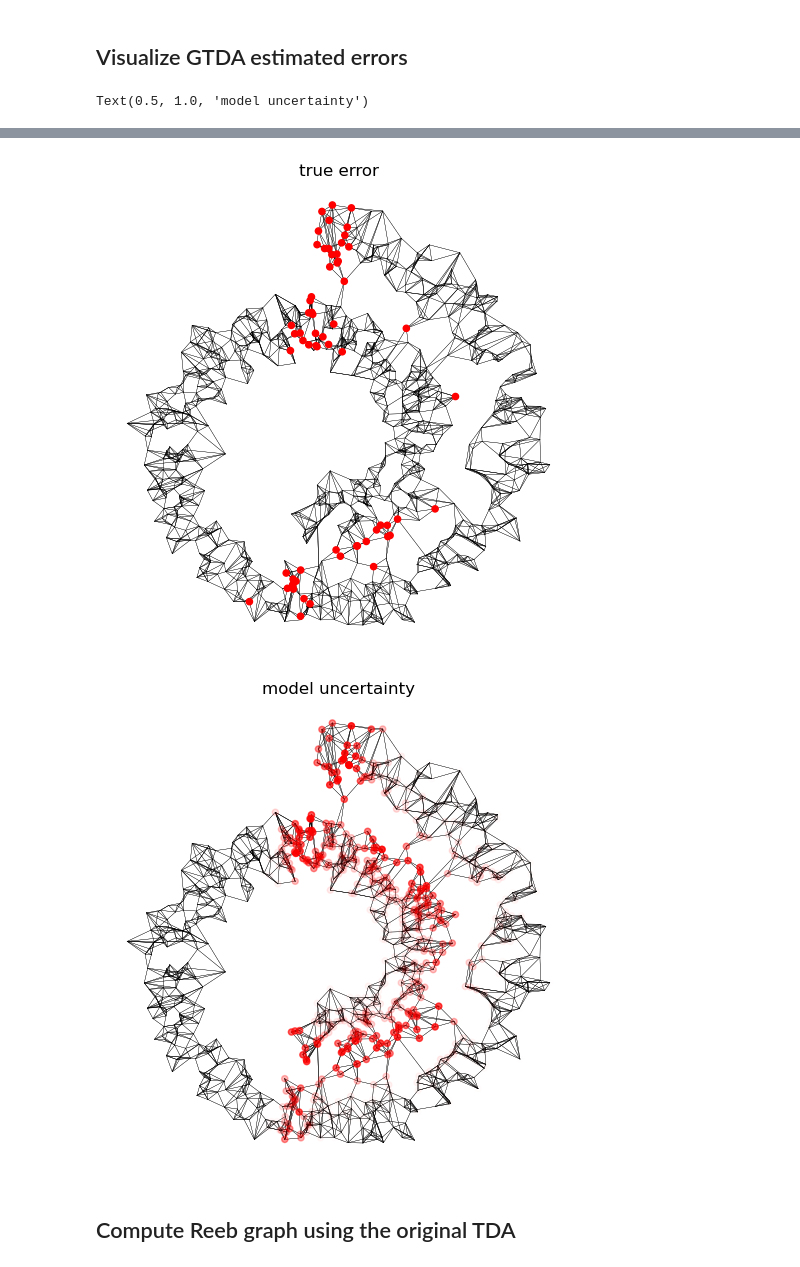
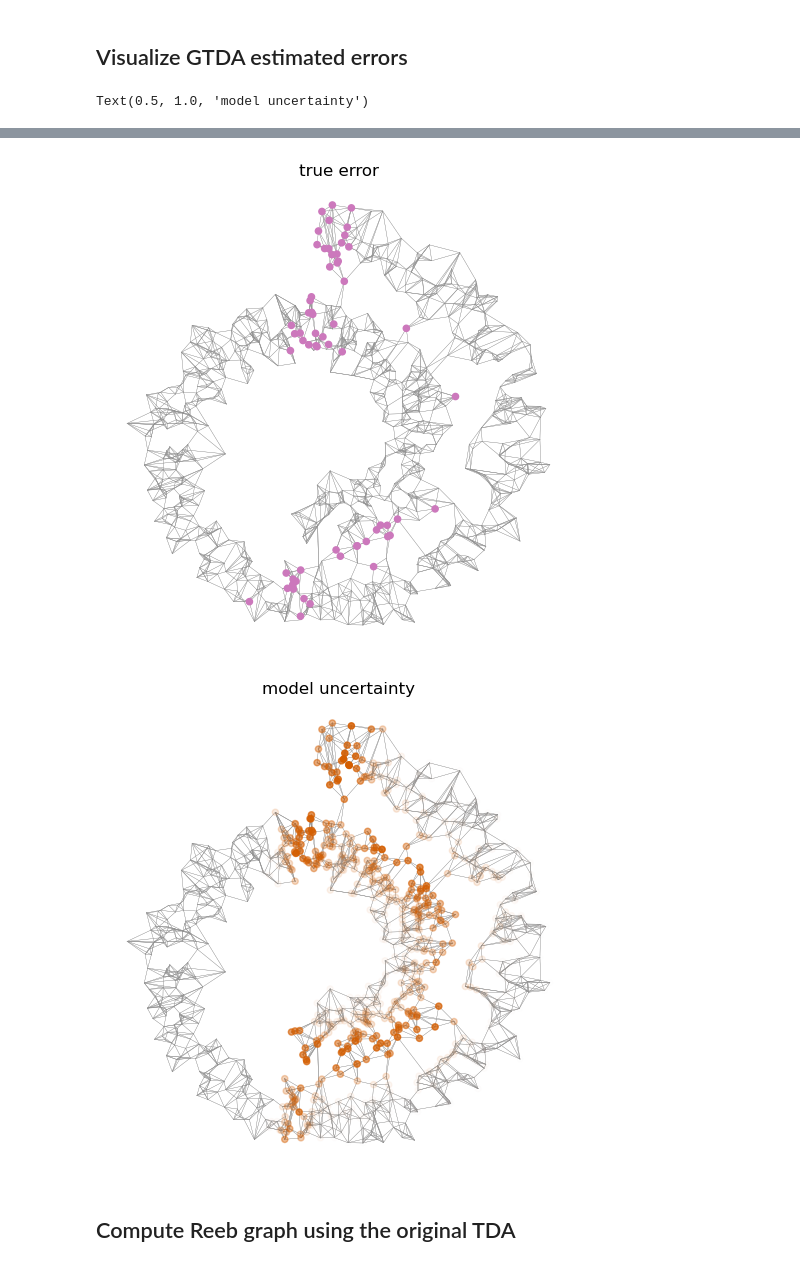
Before and after one commit to aliceseba/Graph-Topological-Data-Analysis, a Jupyter notebook: analyze_swiss_roll.ipynb, the cells around one changed output, grey strips where cells are left out. Saved outputs shown, nothing was run; the diff lists cells and outputs as text; code cells hidden in the pictures.

```diff
--- a/analyze_swiss_roll.ipynb
+++ b/analyze_swiss_roll.ipynb
@@ -5,6 +5,13 @@ import numpy as np
 import scipy.sparse as sp
 import matplotlib.pyplot as plt
 savepath = "dataset/precomputed/swiss_roll"
+# %%
+from seaborn import color_palette
+allcolors=color_palette('colorblind', as_cmap=True)
+
+all_class_colors = [(1.0, 0.4980392156862745, 0.054901960784313725),
+ (0.17254901960784313, 0.6274509803921569, 0.17254901960784313),
+ (0.5803921568627451, 0.403921568627451, 0.7411764705882353)]
 # %%
 def plot_graph(A,node_colors,coords,fig=None,ax=None,s=20):
     if fig is None:
@@ -15,16 +22,9 @@ def plot_graph(A,node_colors,coords,fig=None,ax=None,s=20):
         ax.plot(
             [coords[ei][0],coords[ej][0]],
             [coords[ei][1],coords[ej][1]],
-            c='black',zorder=-10,linewidth=0.2)
+            c=allcolors[7],zorder=-10,linewidth=0.2)
     ax.axis('off')
     return fig,ax
-# %%
-#from colorblind palette of seaborn
-allcolors = ['#0173B2', '#DE8F05', '#029E73', '#D55E00', '#CC78BC', '#CA9161', '#FBAFE4', '#949494', '#ECE133', '#56B4E9']
-
-all_class_colors = [(1.0, 0.4980392156862745, 0.054901960784313725),
- (0.17254901960784313, 0.6274509803921569, 0.17254901960784313),
- (0.5803921568627451, 0.403921568627451, 0.7411764705882353)]
 # %% [markdown]
 ## Load and plot original Swiss Roll graph
 # %%
@@ -103,7 +97,7 @@ nn_model.test_mask[test_nodes] = 1
 smallest_component = 20
 overlap = 0.1
 labels_to_eval = list(range(preds.shape[1]))
-GTDA_record = compute_reeb(GTDA,nn_model,labels_to_eval,smallest_component,overlap,extra_lens=None,
+GTDA_record = compute_reeb(GTDA,nn_model,labels_to_eval,smallest_component,overlap,extra_lens=None,split_thd=0,
                            node_size_thd=5,reeb_component_thd=5,nprocs=10,device='cpu')#,verbose=True)
 # %% [output]
 Preprocess lens..
@@ -219,33 +259,22 @@ for node in np.nonzero(tmp_known_nodes)[0]:
 # %% [markdown]
 ## Visualize GTDA estimated errors
 # %%
-def plot_graph(A,node_colors,coords,fig=None,ax=None,s=20):
-    if fig is None:
-        fig,ax = plt.subplots()
-    ax.scatter(coords[:,0],coords[:,1],c=node_colors,s=s)
-    G = A.tocoo()
-    for ei,ej in zip(G.row,G.col):
-        ax.plot(
-            [coords[ei][0],coords[ej][0]],
-            [coords[ei][1],coords[ej][1]],
-            c='black',zorder=-10,linewidth=0.2)
-    ax.axis('off')
-    return fig,ax
-
 sample_colors_mixing = (gtda.sample_colors_mixing-np.min(gtda.sample_colors_mixing))/(np.max(gtda.sample_colors_mixing)-np.min(gtda.sample_colors_mixing))
-sample_colors_mixing = [(1,0,0,sample_colors_mixing[i]) for i in range(len(labels))]
+sample_colors_mixing = [(to_rgba(allcolors[0]),sample_colors_mixing[i]) for i in range(len(labels))]
 fig,ax = plt.subplots(figsize=(6,6))
 plot_graph(G,sample_colors_mixing,coords,fig=fig,ax=ax,s=20)
+#the following add circles around actual errors (added)
+# ax.scatter(coords[gtda.sample_colors_error==1.,0],coords[gtda.sample_colors_error==1.,1],
+#            edgecolors=allcolors[3],facecolors=(0,0,0,0),s=40,linewidths=1.0)
 ax.set_title('GTDA estimated error')
-# plt.savefig('swissroll_errormap.pdf')
 
-sample_colors_error = [(1,0,0,gtda.sample_colors_error[i]) for i in range(len(labels))]
+sample_colors_error = [(to_rgba(allcolors[4]),gtda.sample_colors_error[i]) for i in range(len(labels))]
 fig,ax = plt.subplots(figsize=(6,6))
 plot_graph(G,sample_colors_error,coords,fig=fig,ax=ax,s=20)
 ax.set_title('true error')
 
 sample_colors_uncertainty = (gtda.sample_colors_uncertainty-np.min(gtda.sample_colors_uncertainty))/(np.max(gtda.sample_colors_uncertainty)-np.min(gtda.sample_colors_uncertainty))
-sample_colors_uncertainty = [(1,0,0,sample_colors_uncertainty[i]) for i in range(len(labels))]
+sample_colors_uncertainty = [(to_rgba(allcolors[3]),sample_colors_uncertainty[i]) for i in range(len(labels))]
 fig,ax = plt.subplots(figsize=(6,6))
 plot_graph(G,sample_colors_uncertainty,coords,fig=fig,ax=ax,s=20)
 ax.set_title('model uncertainty')
@@ -255,5 +284,5 @@ Text(0.5, 1.0, 'model uncertainty')
-[figure, old version]
+[figure, new version]
-[figure, old version]
+[figure, new version]
 # %% [markdown]
 ## Compute Reeb graph using the original TDA
 # %%
```
Also changed, not shown: parts of 8 cells of this notebook, 2 other files.
